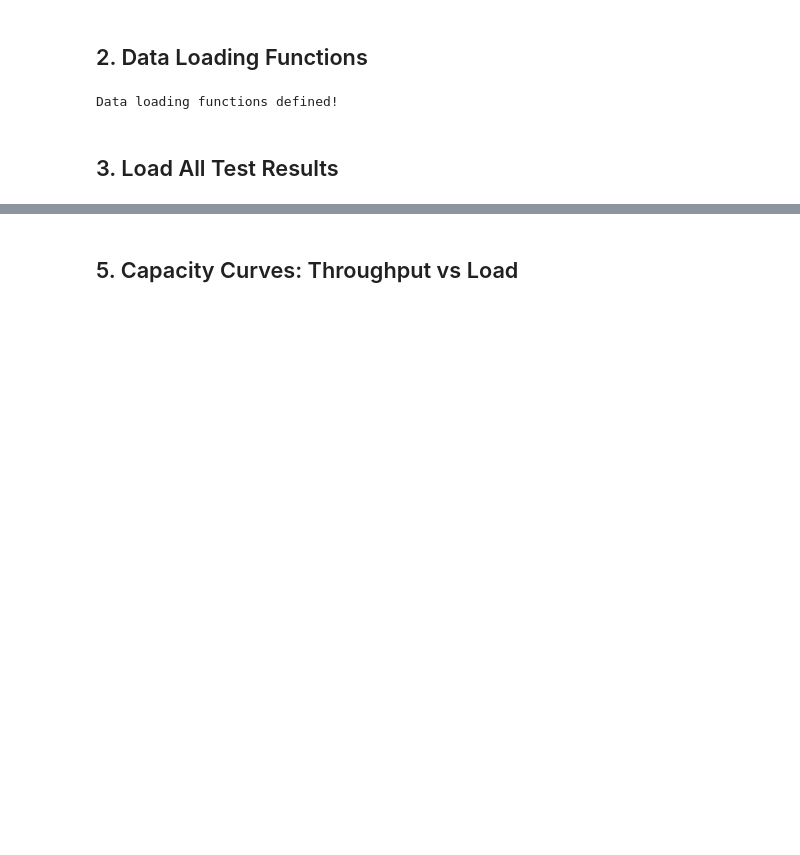
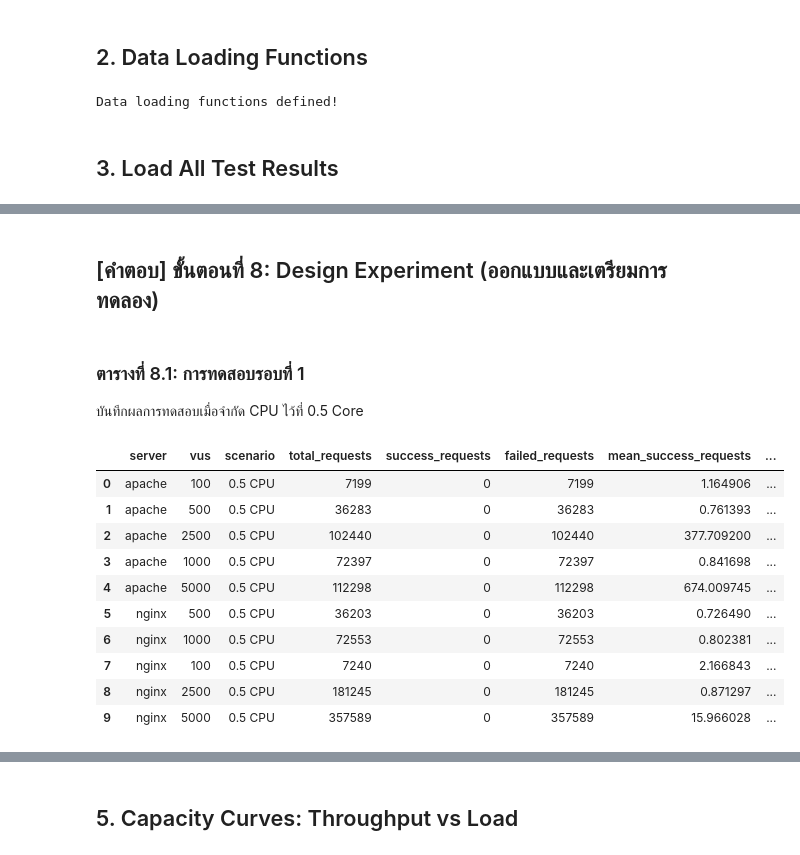
Before and after one commit to lemasc/ait-nao-docker, a Jupyter notebook: http/performance_analysis.ipynb, the cells around one changed output, grey strips where cells are left out. Drawn from its saved outputs; the diff is of its cells as text; code cells hidden in the pictures; blank space fills up the shorter version.

```diff
--- a/http/performance_analysis.ipynb
+++ b/http/performance_analysis.ipynb
@@ -387,0 +252,29 @@ Note: std_duration represents the standard deviation of individual request
+# %% [markdown]
+## [คำตอบ] ขั้นตอนที่ 8: Design Experiment (ออกแบบและเตรียมการทดลอง)
+# %% [markdown]
+### ตารางที่ 8.1: การทดสอบรอบที่ 1
+
+บันทึกผลการทดสอบเมื่อจำกัด CPU ไว้ที่ 0.5 Core
+# %%
+server_sort = {'apache': 0, 'nginx': 1}
+
+def format_answer_8(df: pd.DataFrame):
+    return df.sort_values(
+        by='server',
+        key=lambda x: x.map(server_sort),
+        ignore_index=True
+    ).drop(columns=["cpu_limit"]).head(20)
+# %%
+format_answer_8(df_results[df_results["cpu_limit"] == 0.5])
+# %% [output]
+|  | server | vus | scenario | total_requests | success_requests | failed_requests | mean_success_requests | ... |
+| 0 | apache | 100 | 0.5 CPU | 7199 | 0 | 7199 | 1.164906 | ... |
+| 1 | apache | 500 | 0.5 CPU | 36283 | 0 | 36283 | 0.761393 | ... |
+| 2 | apache | 2500 | 0.5 CPU | 102440 | 0 | 102440 | 377.709200 | ... |
+| 3 | apache | 1000 | 0.5 CPU | 72397 | 0 | 72397 | 0.841698 | ... |
+| 4 | apache | 5000 | 0.5 CPU | 112298 | 0 | 112298 | 674.009745 | ... |
+| 5 | nginx | 500 | 0.5 CPU | 36203 | 0 | 36203 | 0.726490 | ... |
+| 6 | nginx | 1000 | 0.5 CPU | 72553 | 0 | 72553 | 0.802381 | ... |
+| 7 | nginx | 100 | 0.5 CPU | 7240 | 0 | 7240 | 2.166843 | ... |
+| 8 | nginx | 2500 | 0.5 CPU | 181245 | 0 | 181245 | 0.871297 | ... |
+| 9 | nginx | 5000 | 0.5 CPU | 357589 | 0 | 357589 | 15.966028 | ... |
```
Also changed, not shown: parts of 26 cells of this notebook.
